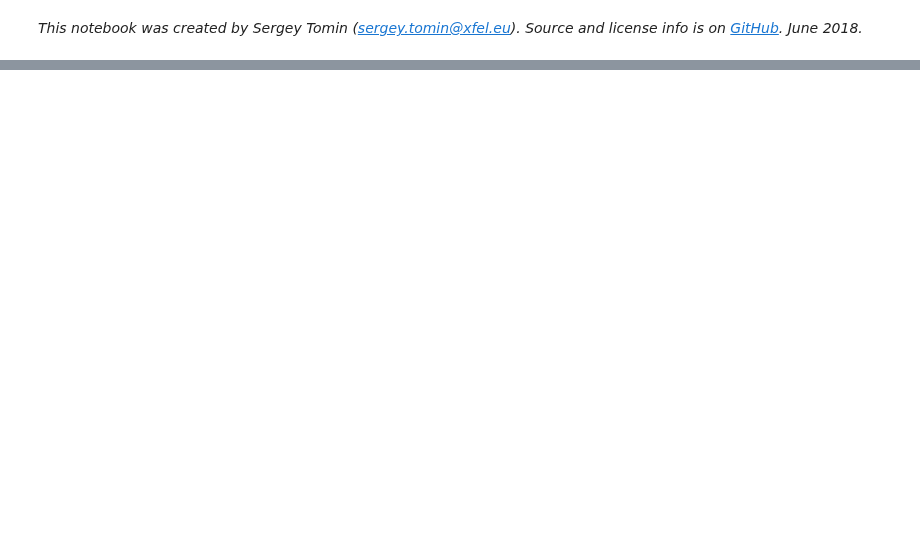
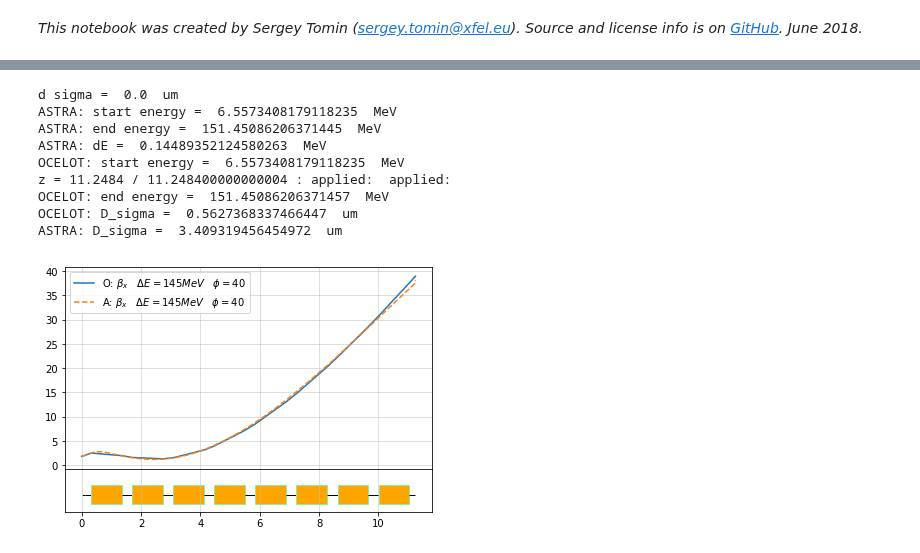
Before and after one commit to ocelot-collab/ocelot, a Jupyter notebook: demos/ipython_tutorials/R_matrices.ipynb, the cells around one changed output, grey strips where cells are left out. Saved outputs shown, nothing was run; the diff lists cells and outputs as text; code cells hidden in the pictures; blank space fills up the shorter version.

```diff
--- a/demos/ipython_tutorials/R_matrices.ipynb
+++ b/demos/ipython_tutorials/R_matrices.ipynb
@@ -123,0 +200,78 @@ $$
+# %%
+%matplotlib inline
+import sys
+sys.path.append("/Users/tomins/ownCloud/DESY/repository/ocelot")
+from ocelot import *
+from ocelot.common.globals import *
+from injector_lattice import *
+from ocelot.gui.accelerator import *
+import time
+from ocelot.adaptors.astra2ocelot import *
+
+p_array_init = load_particle_array("astra_data/init_beam_slice.npz")
+tau = p_array_init.tau()
+print("d sigma = ",  (np.max(tau) - np.min(tau))*1e6, " um")
+
+p_array_end = load_particle_array("astra_data/ast_end_40d_slice.npz")
+print("ASTRA: start energy = ", p_array_init.E*1000, " MeV")
+print("ASTRA: end energy = ", p_array_end.E*1000, " MeV")
+dE = p_array_end.E - p_array_init.E
+print("ASTRA: dE = ", dE, " MeV")
+
+
+phi1 = 41.3
+V1=dE/np.cos(phi1*pi/180)/8
+
+C_A1_1_1_I1.v = V1; C_A1_1_1_I1.phi = phi1
+C_A1_1_2_I1.v = V1; C_A1_1_2_I1.phi = phi1
+C_A1_1_3_I1.v = V1; C_A1_1_3_I1.phi = phi1
+C_A1_1_4_I1.v = V1; C_A1_1_4_I1.phi = phi1
+C_A1_1_5_I1.v = V1; C_A1_1_5_I1.phi = phi1
+C_A1_1_6_I1.v = V1; C_A1_1_6_I1.phi = phi1
+C_A1_1_7_I1.v = V1; C_A1_1_7_I1.phi = phi1
+C_A1_1_8_I1.v = V1; C_A1_1_8_I1.phi = phi1
+
+method = MethodTM()
+method.global_method = SecondTM
+lat = MagneticLattice(cell, start=start_sim, stop=stop_A1, method=method)
+
+navi = Navigator(lat)
+
+# deep copy of the initial beam distribution
+p_array = deepcopy(p_array_init)
+start = time.time()
+print("OCELOT: start energy = ", p_array.E*1000, " MeV")
+tws_track, p_array = track(lat, p_array, navi)
+
+print()
+print("OCELOT: end energy = ", p_array.E*1000, " MeV")
+
+#compare_beams(p_array, p_array_end,  legend_beam1="ocelot", legend_beam2="astra",
+#              figsize=(10, 8))
+
+print("OCELOT: D_sigma = ", (np.max(p_array.tau()) - np.min(p_array.tau()))*1e6, " um")
+print("ASTRA: D_sigma = ", (np.max(p_array_end.tau()) - np.min(p_array_end.tau()))*1e6, " um")
+#tws_astra = emittance_analysis(fileprefix="Exfel", s_offset = 0, trace_space=True)
+
+fig, ax_xy = plot_API(lat, legend=False)
+s_oc = [tw.s for tw in tws_track]
+bx_oc = [tw.beta_x for tw in tws_track]
+
+s_as4, bx_as4 = np.loadtxt("astra_data/phase_40d_slice_as.txt")
+
+ax_xy.plot(s_oc, bx_oc, "-",  label= "O:" + r" $\beta_{x} \quad \Delta E=145 MeV \quad \phi=40$")
+ax_xy.plot(s_as4, bx_as4, "--", label= "A:" + r" $\beta_{x} \quad \Delta E=145 MeV \quad \phi=40$")
+
+ax_xy.legend()
+plt.show()
+# %% [output]
+d sigma =  0.0  um
+ASTRA: start energy =  6.5573408179118235  MeV
+ASTRA: end energy =  151.45086206371445  MeV
+ASTRA: dE =  0.14489352124580263  MeV
+OCELOT: start energy =  6.5573408179118235  MeV
+z = 11.2484 / 11.248400000000004 : applied:  applied:
+OCELOT: end energy =  151.45086206371457  MeV
+OCELOT: D_sigma =  0.5627368337466447  um
+ASTRA: D_sigma =  3.409319456454972  um
+[figure, added]
```
Also changed, not shown: parts of 8 cells of this notebook.
